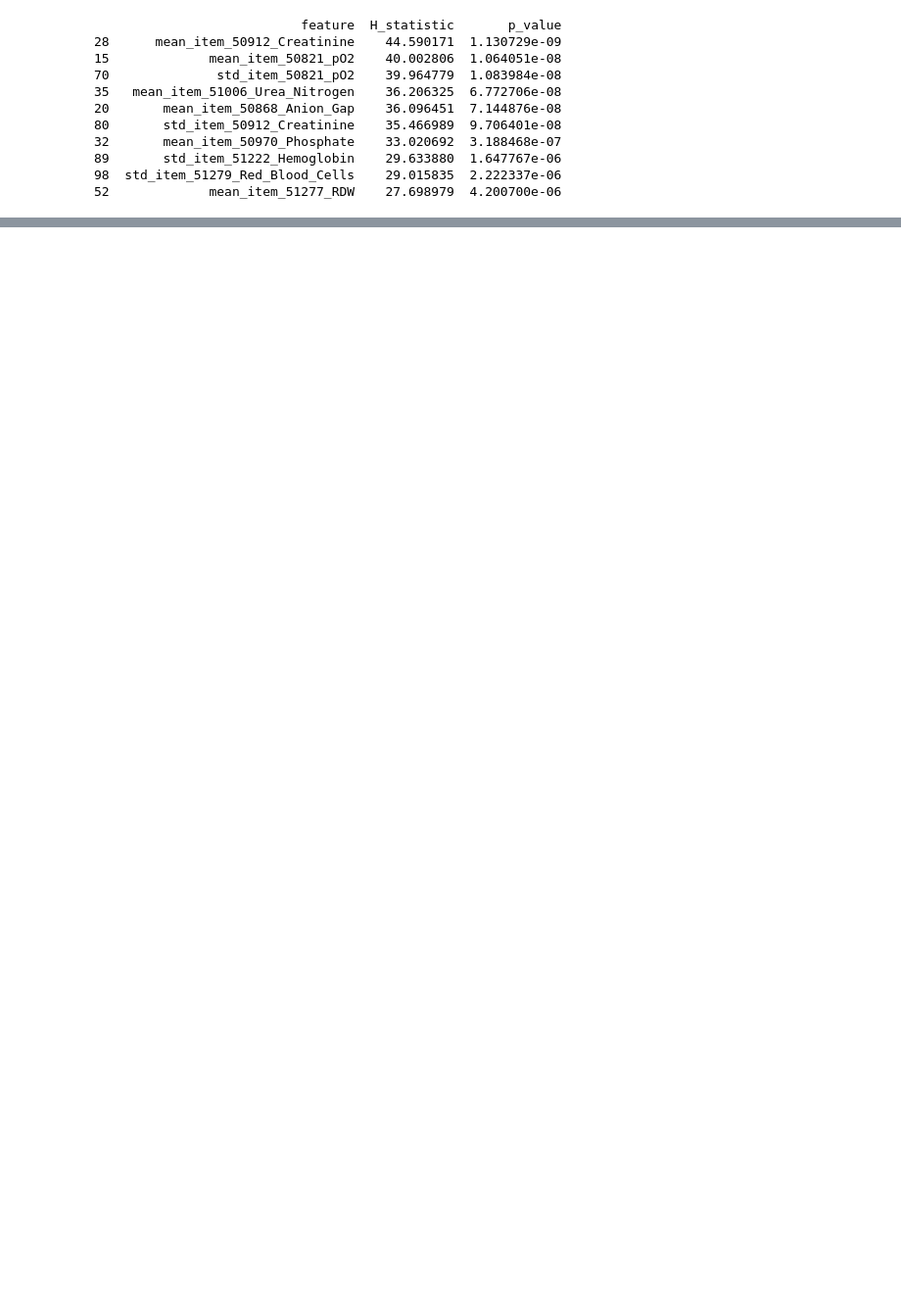
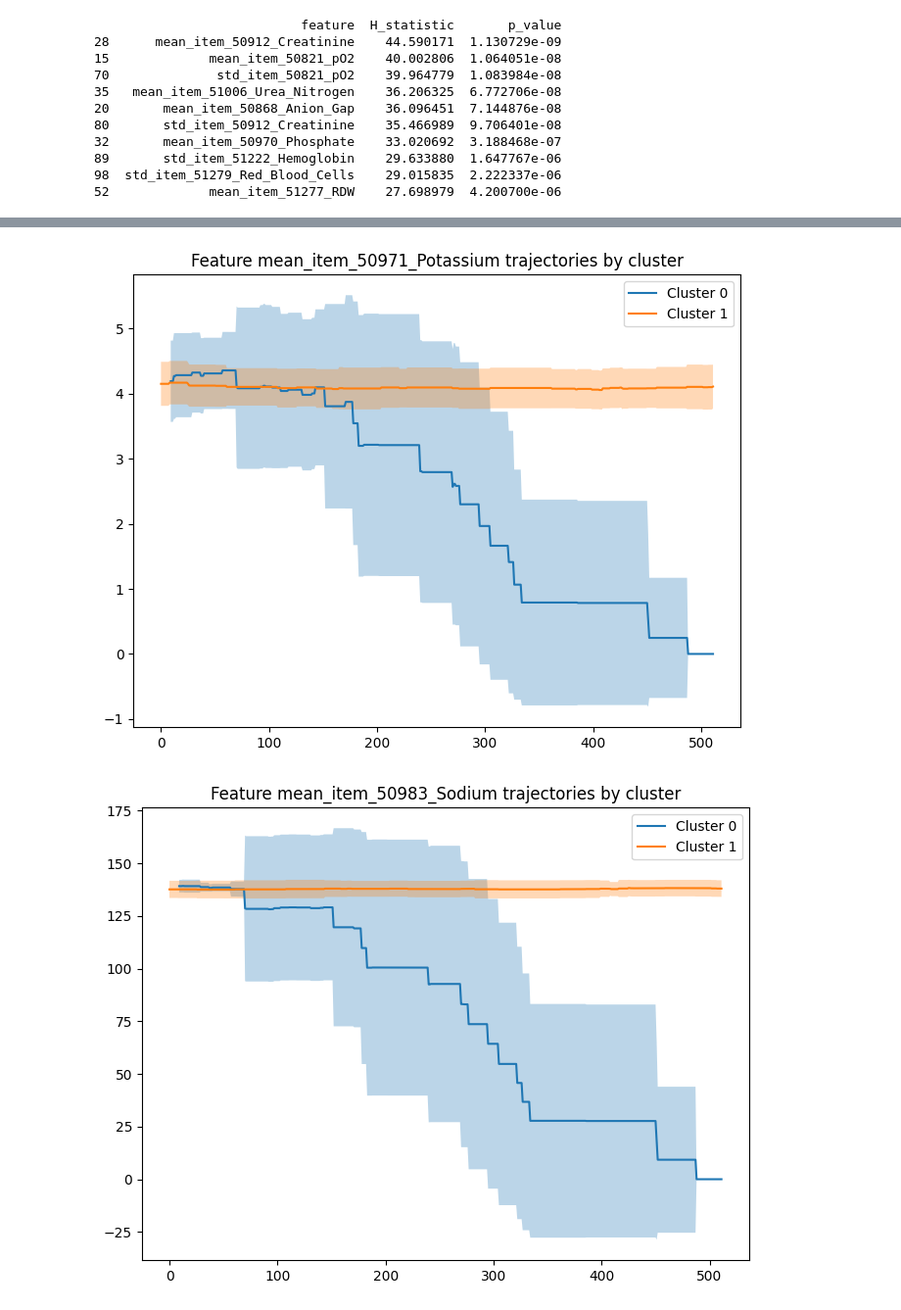
Before and after one commit to Aditya-2204/AI-Discovery-of-Novel-Longitudinal-Disease-Phenotypes-in-Electronic-Health-Records, a Jupyter notebook: marker_stat_pheno_mappings.ipynb, the cells around one changed output, grey strips where cells are left out. Shown at 98% size. Drawn from its saved outputs; the diff is of its cells as text; code cells hidden in the pictures; blank space fills up the shorter version.

Commit message:
Added trajectory clusters, extracted top 4 biomarkers that vary between each cluster. Saved Biomarker projection for each cluster

```diff
--- a/marker_stat_pheno_mappings.ipynb
+++ b/marker_stat_pheno_mappings.ipynb
@@ -228,0 +195,30 @@ plt.show()
+# %%
+collapsed = padded.mean(axis=1)  # shape: (n_subjects, n_features)
+n_features = collapsed.shape[1]
+
+feature_influence = np.zeros((n_features, embeddings.shape[1]))
+for i in range(n_features):
+    for j in range(embeddings.shape[1]):
+        feature_influence[i,j] = np.corrcoef(collapsed[:,i], embeddings[:,j])[0,1]
+
+# Sum absolute correlations across embedding dimensions to rank features
+overall_influence = np.abs(feature_influence).sum(axis=1)
+top_features_idx = np.argsort(overall_influence)[::-1]
+# %%
+import matplotlib.pyplot as plt
+
+for feature_idx in top_features_idx[:10]:  # top 3 features
+    plt.figure(figsize=(8,6))
+    for cluster in np.unique(labels):
+        cluster_seqs = padded[labels==cluster, :, feature_idx]
+        mean_traj = cluster_seqs.mean(axis=0)
+        std_traj = cluster_seqs.std(axis=0)
+        plt.plot(mean_traj, label=f'Cluster {cluster}')
+        plt.fill_between(range(len(mean_traj)), mean_traj-std_traj, mean_traj+std_traj, alpha=0.3)
+    plt.title(f'Feature {feature_names[feature_idx]} trajectories by cluster')
+    plt.savefig(f'Trajectories/Feature-{feature_names[feature_idx]}-trajectories-by-cluster.png')
+    plt.legend()
+    plt.show()
+# %% [output]
+[figure, added]
+[figure, added]
```
Also changed, not shown: parts of 25 cells of this notebook, 15 other files.
